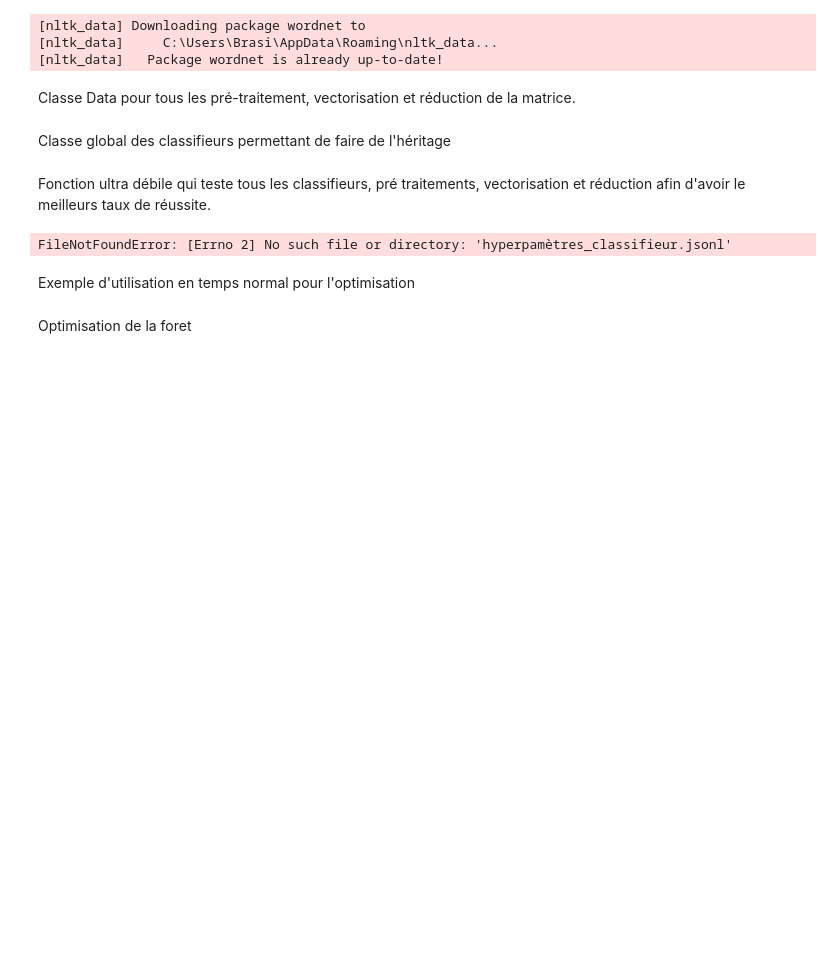
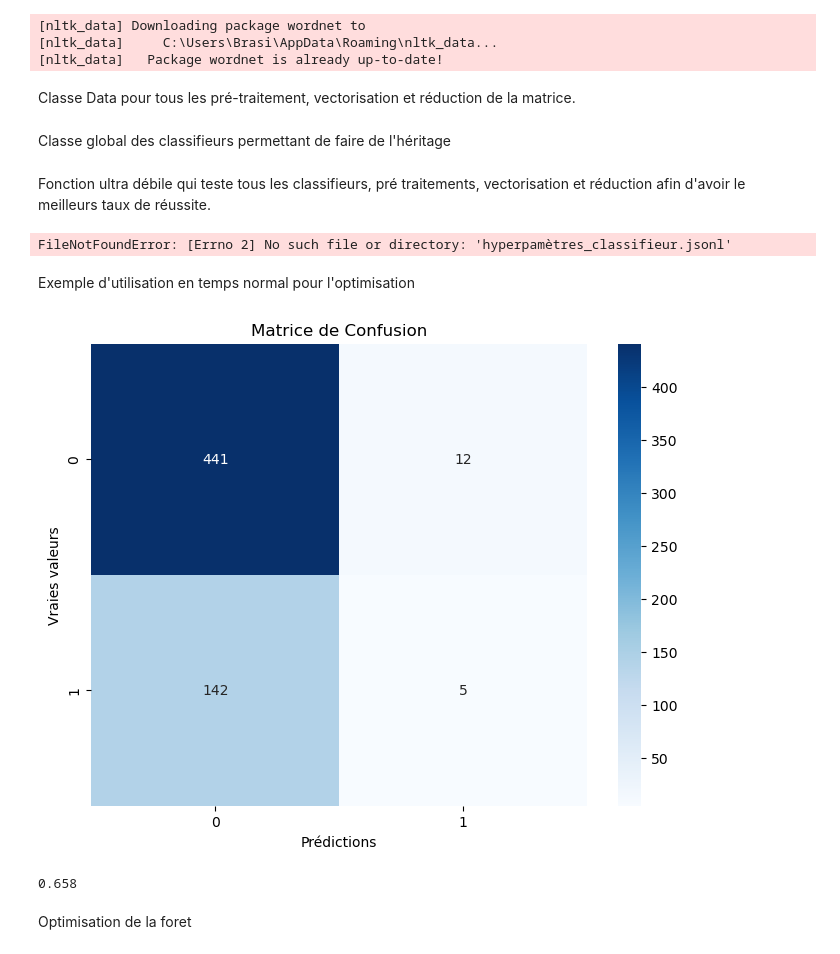
Before and after one commit to ranyac/SAE-data-mining, a Jupyter notebook: SAE_Data_Mining.ipynb, the cells around one changed output. Cells and saved outputs as stored; diff of their text form; code cells hidden in the pictures; blank space fills up the shorter version.

Commit message:
matrice confusion

```diff
--- a/SAE_Data_Mining.ipynb
+++ b/SAE_Data_Mining.ipynb
@@ -76,7 +77,7 @@ class Data:
         if overwrite:
             lemmatizer.overwrite = overwrite
         self.data[self.text_column] = self.data[self.text_column].apply(lambda x: ' '.join([lemmatizer.lemmatize(word) for word in str(x).split()]))
-        #self.supprimer_stopwords()
+        self.supprimer_stopwords()
 
     def vectorisation_simple(self, ngram_range=None, max_features=None):
         vectorizer = CountVectorizer()
@@ -178,6 +179,8 @@ class Classifieur:
 
          # Visualisation de la matrice de confusion
         plt.figure(figsize=(8, 6))
+
+        cm = confusion_matrix(self.Y_test, y_pred)
         sns.heatmap(cm, annot=True, fmt="d", cmap="Blues", xticklabels=self.y.unique(), yticklabels=self.y.unique())
         plt.title('Matrice de Confusion')
         plt.xlabel('Prédictions')
@@ -385,15 +388,18 @@ FileNotFoundError: [Errno 2] No such file or directory: 'hyperpamètres_classifi
 # %% [markdown]
 Exemple d'utilisation en temps normal pour l'optimisation
 # %%
-data = Data()
+data = Data(limit=1000)
 data.lemmatisation()
 data.vectorisation_ponderee()
 data.reduction_nmf()
 data = data.get_data()
 
 foret = ForetAleatoire(data)
 foret.entrainement()
 print(foret.f1_score())
+# %% [output]
+[figure, added]
+0.658
 # %% [markdown]
 Optimisation de la foret
 # %%
```
Also changed, not shown: parts of 2 cells of this notebook.
